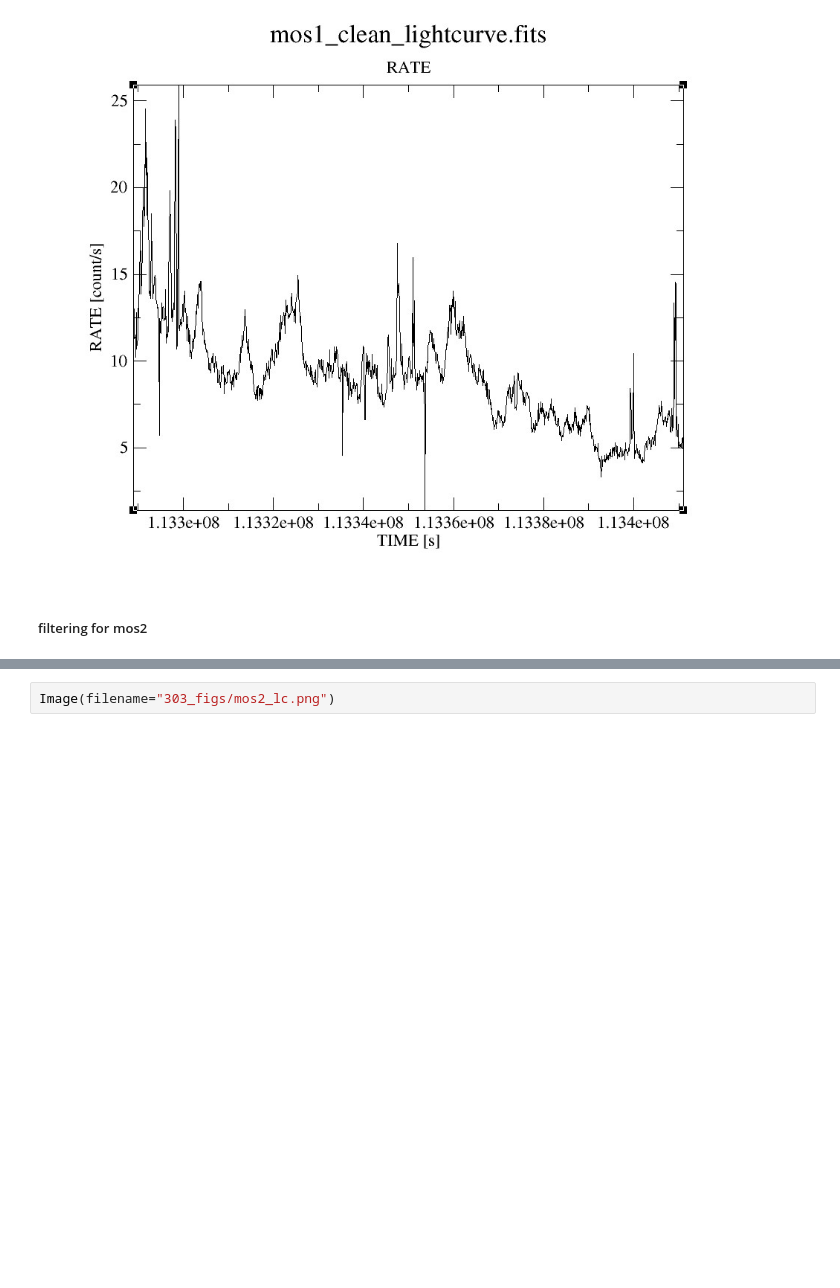
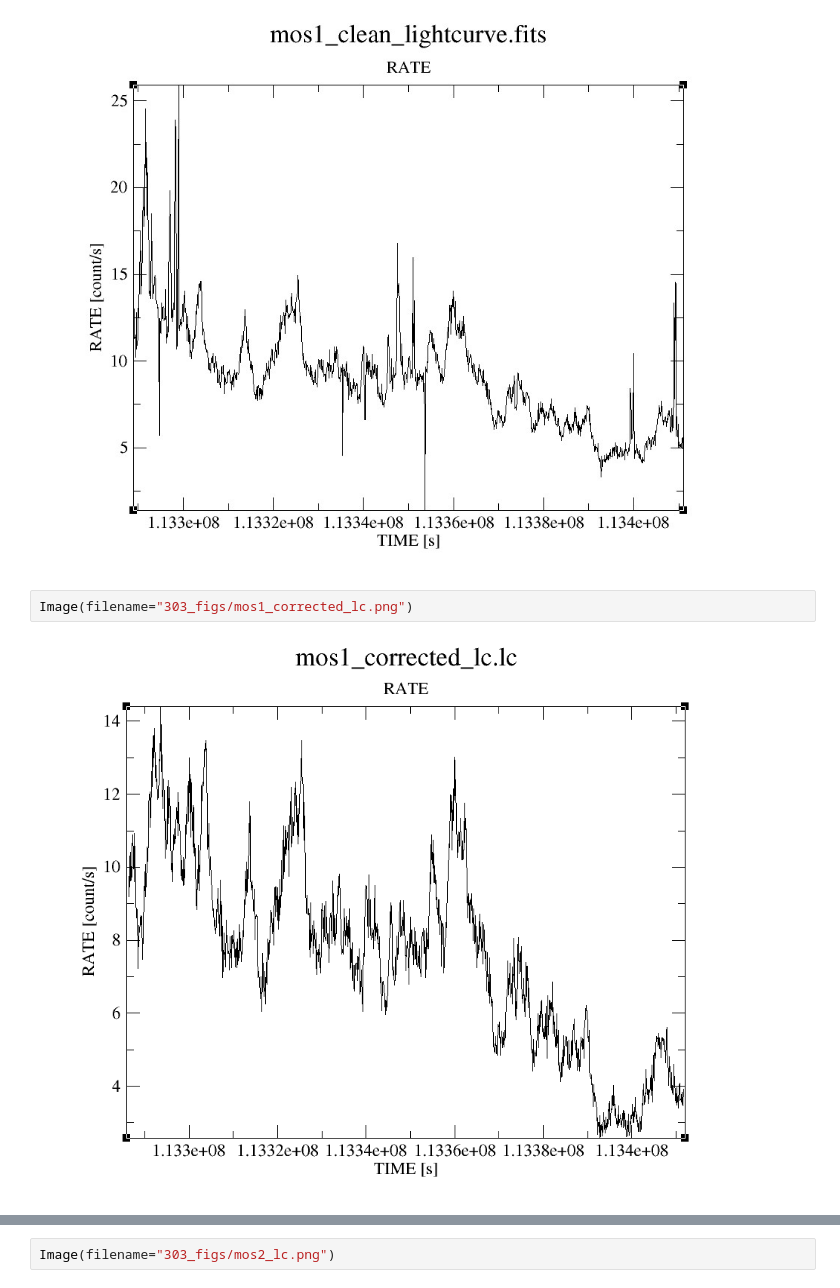
Before and after one commit to J-A-Marshall/XMM-Analysis-Logbook, a Jupyter notebook: myjupbook/src/_build/jupyter_execute/Rev_303.ipynb, the cells around one changed output, grey strips where cells are left out. Cells and saved outputs as stored; diff of their text form; blank space fills up the shorter version.

```diff
--- a/myjupbook/src/_build/jupyter_execute/Rev_303.ipynb
+++ b/myjupbook/src/_build/jupyter_execute/Rev_303.ipynb
@@ -44,5 +50,7 @@ FileNotFoundError: [Errno 2] No such file or directory: '303_figs/pn_laor2.png'
 Image(filename="303_figs/mos1_lc.png")
 # %% [output]
 [figure]
-# %% [markdown]
-##### filtering for mos2
+# %%
+Image(filename="303_figs/mos1_corrected_lc.png")
+# %% [output]
+[figure, added]
```
Also changed, not shown: parts of 4 cells of this notebook, 36 other files.
